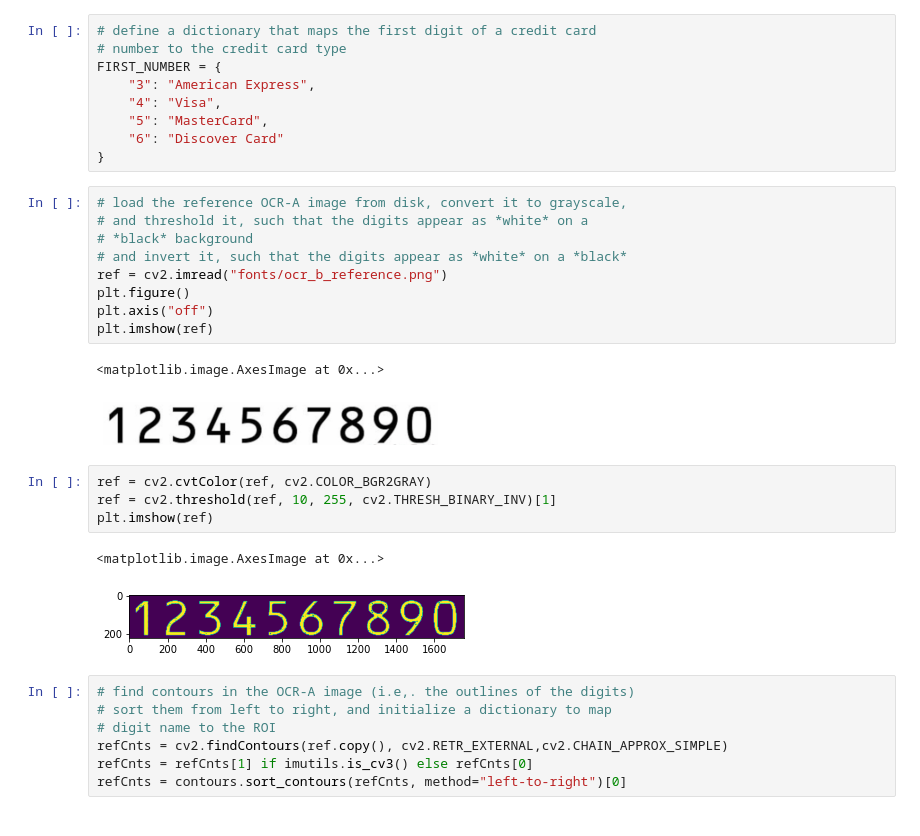
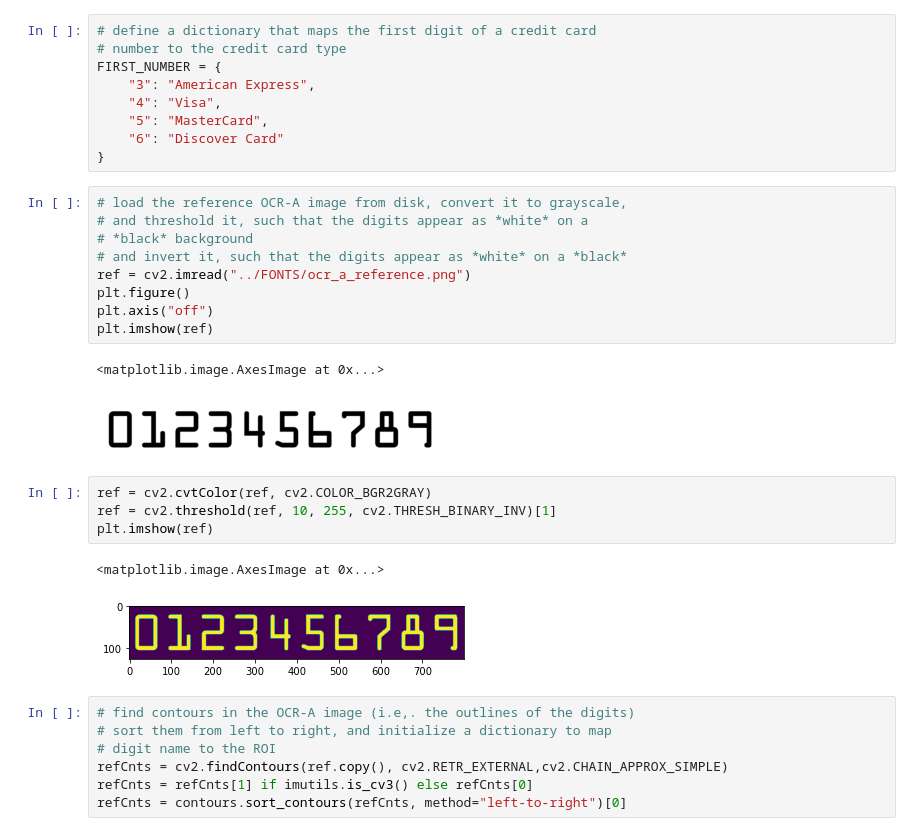
Before and after one commit to AnishPawar/X_Ray_Anonimiser, a Jupyter notebook: Test_Credit_Card/JupyterNotebooks/CCD_CODE_RECG_OG.ipynb, the cells around one changed output. Drawn from its saved outputs; the diff is of its cells as text.

```diff
--- a/Test_Credit_Card/JupyterNotebooks/CCD_CODE_RECG_OG.ipynb
+++ b/Test_Credit_Card/JupyterNotebooks/CCD_CODE_RECG_OG.ipynb
@@ -20,22 +20,22 @@ FIRST_NUMBER = {
 # %%
 # load the reference OCR-A image from disk, convert it to grayscale,
 # and threshold it, such that the digits appear as *white* on a
 # *black* background
 # and invert it, such that the digits appear as *white* on a *black*
-ref = cv2.imread("fonts/ocr_b_reference.png")
+ref = cv2.imread("../FONTS/ocr_a_reference.png")
 plt.figure()
 plt.axis("off")
 plt.imshow(ref)
 # %% [output]
 <matplotlib.image.AxesImage at 0x...>
-[figure, old version]
+[figure, new version]
 # %%
 ref = cv2.cvtColor(ref, cv2.COLOR_BGR2GRAY)
 ref = cv2.threshold(ref, 10, 255, cv2.THRESH_BINARY_INV)[1]
 plt.imshow(ref)
 # %% [output]
 <matplotlib.image.AxesImage at 0x...>
-[figure, old version]
+[figure, new version]
 # %%
 # find contours in the OCR-A image (i.e,. the outlines of the digits)
 # sort them from left to right, and initialize a dictionary to map
```
Also changed, not shown: parts of 5 cells of this notebook, 9 other files.
